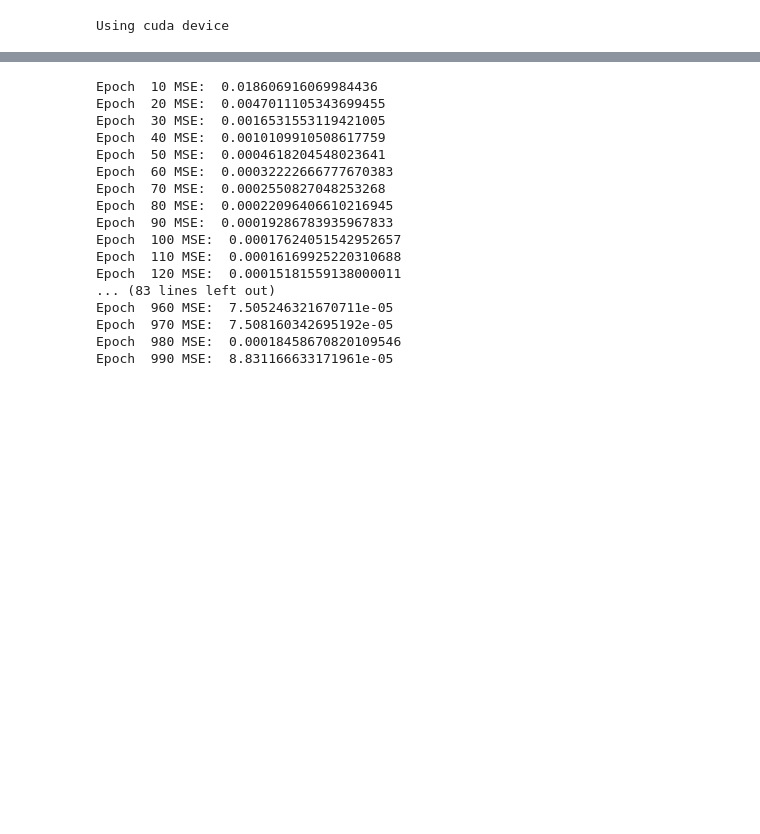
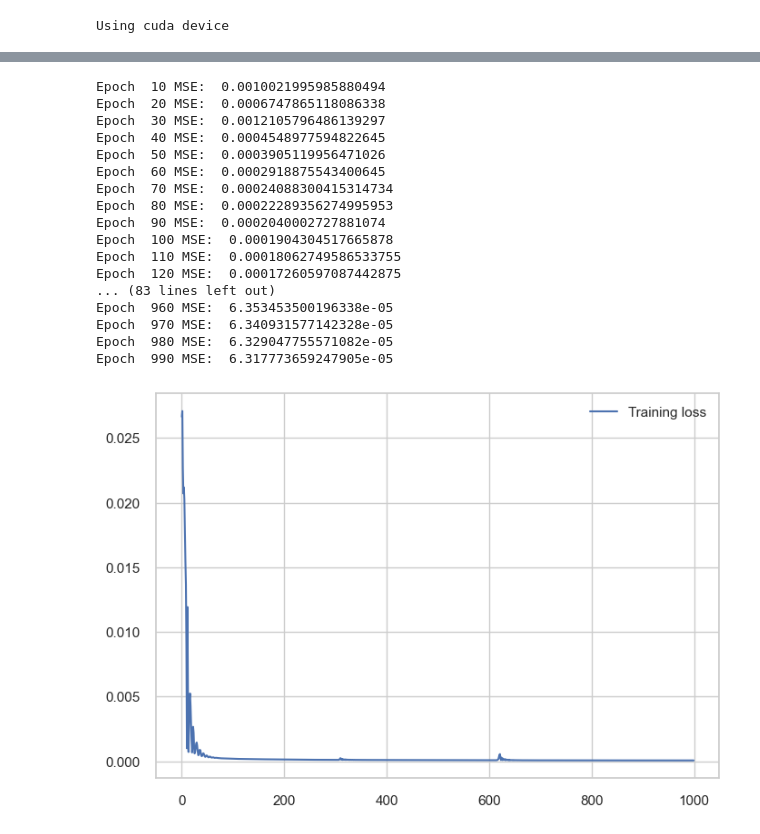
Before and after one commit to alextung3/Stock_price_predict, a Jupyter notebook: final.ipynb, the cells around one changed output, grey strips where cells are left out. Saved outputs shown, nothing was run; the diff lists cells and outputs as text; code cells hidden in the pictures; blank space fills up the shorter version.

```diff
--- a/final.ipynb
+++ b/final.ipynb
@@ -103,46 +102,40 @@ num_epochs = 1000
 hist = np.zeros(num_epochs)
 seq_dim = num_day-1
 
-
 for t in range(num_epochs):
-    # Initialise hidden state
-    # Don't do this if you want your LSTM to be stateful
-    #model.hidden = model.init_hidden()
-
-    # Forward pass
     y_train_pred = model(X_train)
-
     loss = loss_fn(y_train_pred, y_train)
     if t % 10 == 0 and t !=0:
         print("Epoch ", t, "MSE: ", loss.item())
     hist[t] = loss.item()
-
-    # Zero out gradient, else they will accumulate between epochs
     optimizer.zero_grad()
-
-    # Backward pass
     loss.backward()
-
-    # Update parameters
+    scheduler.step(loss)
     optimizer.step()
 # %% [output]
-Epoch  10 MSE:  0.018606916069984436
-Epoch  20 MSE:  0.0047011105343699455
-Epoch  30 MSE:  0.0016531553119421005
-Epoch  40 MSE:  0.0010109910508617759
-Epoch  50 MSE:  0.0004618204548023641
-Epoch  60 MSE:  0.00032222666777670383
-Epoch  70 MSE:  0.0002550827048253268
-Epoch  80 MSE:  0.00022096406610216945
-Epoch  90 MSE:  0.00019286783935967833
-Epoch  100 MSE:  0.00017624051542952657
-Epoch  110 MSE:  0.00016169925220310688
-Epoch  120 MSE:  0.00015181559138000011
+Epoch  10 MSE:  0.0010021995985880494
+Epoch  20 MSE:  0.0006747865118086338
+Epoch  30 MSE:  0.0012105796486139297
+Epoch  40 MSE:  0.0004548977594822645
+Epoch  50 MSE:  0.0003905119956471026
+Epoch  60 MSE:  0.0002918875543400645
+Epoch  70 MSE:  0.00024088300415314734
+Epoch  80 MSE:  0.00022289356274995953
+Epoch  90 MSE:  0.0002040002727881074
+Epoch  100 MSE:  0.0001904304517665878
+Epoch  110 MSE:  0.00018062749586533755
+Epoch  120 MSE:  0.00017260597087442875
 ... (83 lines left out)
-Epoch  960 MSE:  7.505246321670711e-05
-Epoch  970 MSE:  7.508160342695192e-05
-Epoch  980 MSE:  0.00018458670820109546
-Epoch  990 MSE:  8.831166633171961e-05
+Epoch  960 MSE:  6.353453500196338e-05
+Epoch  970 MSE:  6.340931577142328e-05
+Epoch  980 MSE:  6.329047755571082e-05
+Epoch  990 MSE:  6.317773659247905e-05
+# %%
+plt.plot(hist, label="Training loss")
+plt.legend()
+plt.show()
+# %% [output]
+[figure, added]
 # %%
 y_test_pred = model(X_test)
 y_train_pred = scaler.inverse_transform(y_train_pred.detach().to("cpu").numpy())
```
Also changed, not shown: parts of 7 cells of this notebook, 1 other file.
